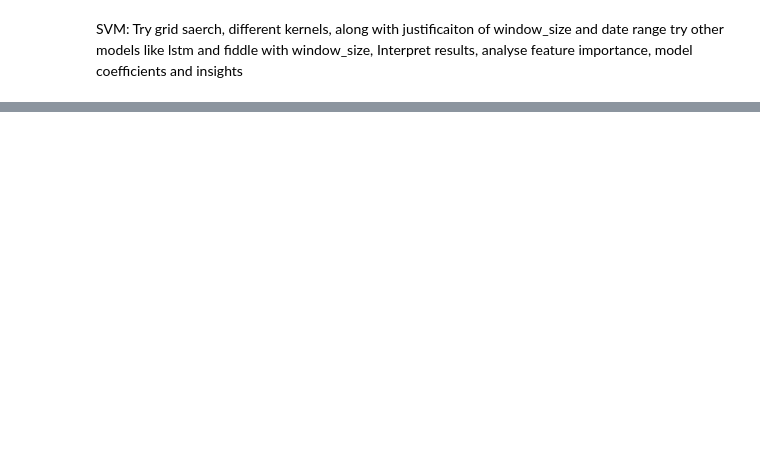
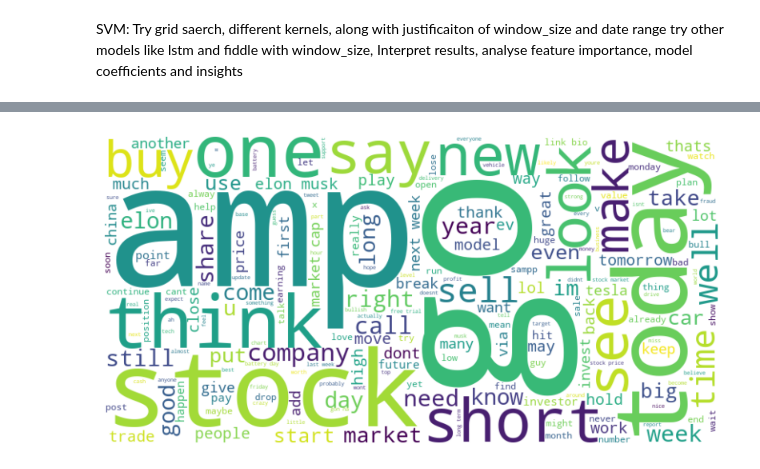
Before and after one commit to MightyFunkster/machine_learning_stock_analysis, a Jupyter notebook: stock_analysis.ipynb, the cells around one changed output, grey strips where cells are left out. Saved outputs shown, nothing was run; the diff lists cells and outputs as text; code cells hidden in the pictures; blank space fills up the shorter version.

```diff
--- a/stock_analysis.ipynb
+++ b/stock_analysis.ipynb
@@ -512,0 +656,9 @@ SVM: Try grid saerch, different kernels, along with justificaiton of window_size
+# %%
+def remove_words(filtered_words):
+    # Specify words to remove
+    # q left over from words like '19q4'
+    # 'tsla' and 'tesla' not needed
+    words_to_remove = ['q', 'tsla', 'tesla']
+
+    filtered_words = [word for word in filtered_words if word not in words_to_remove]
+    return filtered_words
@@ -512,0 +706,3 @@ SVM: Try grid saerch, different kernels, along with justificaiton of window_size
+# %%
+df_tweet = pd.read_csv("tsla-tweets.csv", usecols=['date', 'tweet', 'retweets_count'])
+df_tweet.head()
@@ -512,0 +716,18 @@ SVM: Try grid saerch, different kernels, along with justificaiton of window_size
+# %%
+# Start the timer
+start_time = time.time()
+
+# Apply cleaning, removal of stopwords and lemmatization to each row
+df_tweet['cleaned_tweet'] = df_tweet['tweet'].apply(lambda x: clean_text(x))
+df_tweet['cleaned_tweet'] = df_tweet['cleaned_tweet'].apply(lambda x: remove_stopwords(x))
+df_tweet['cleaned_tweet'] = df_tweet['cleaned_tweet'].apply(lambda x: remove_words(x))
+df_tweet['cleaned_tweet'] = df_tweet['cleaned_tweet'].apply(lambda x: lemmatize_words(x))
+
+# End the timer
+end_time = time.time()
+
+# Calculate time taken in minutes
+execution_time = (end_time - start_time)/60
+
+print("Execution time: ", execution_time, 'minutes')
+df_tweet.head()
@@ -512,0 +783,14 @@ SVM: Try grid saerch, different kernels, along with justificaiton of window_size
+# %%
+# Join tweets together
+wordcloud_words = ' '.join(df_tweet['cleaned_tweet'])
+
+# Generate the word cloud from the all words variable
+wordcloud = WordCloud(width=800, height=400, background_color='white').generate(wordcloud_words)
+
+# Display the word cloud using matplotlib
+plt.figure(figsize=(10, 5))
+plt.imshow(wordcloud, interpolation='bilinear')
+plt.axis('off')
+plt.show()
+# %% [output]
+[figure, added]
```
Also changed, not shown: parts of 23 cells of this notebook.
